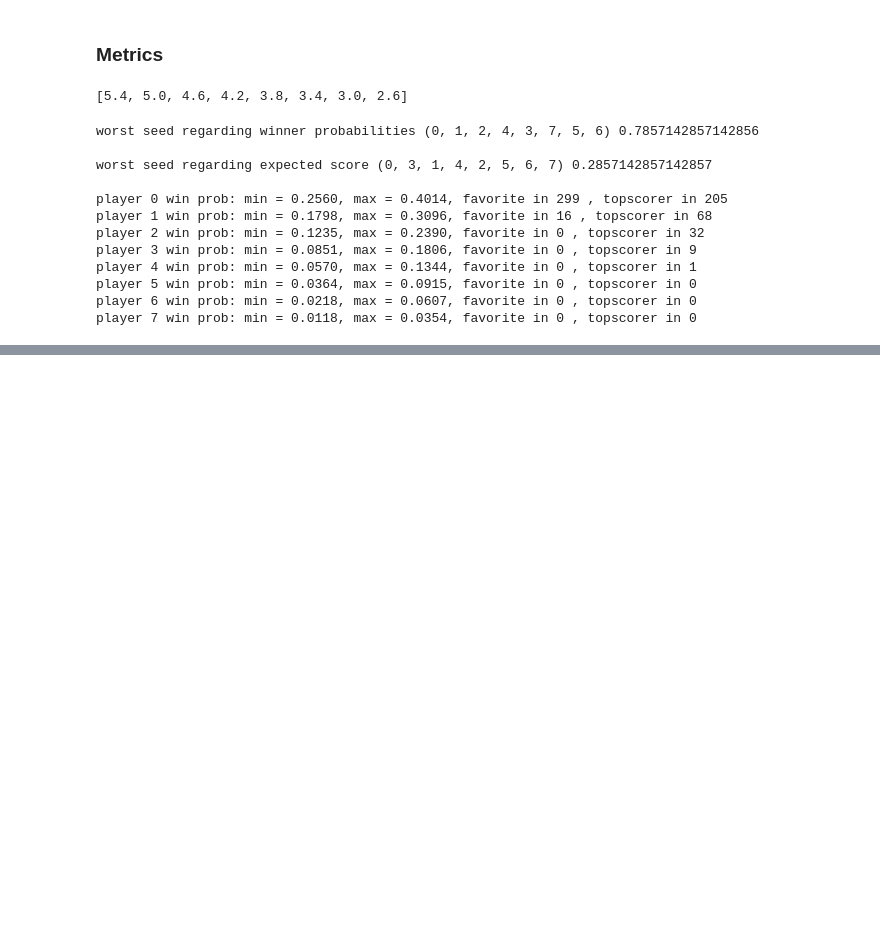
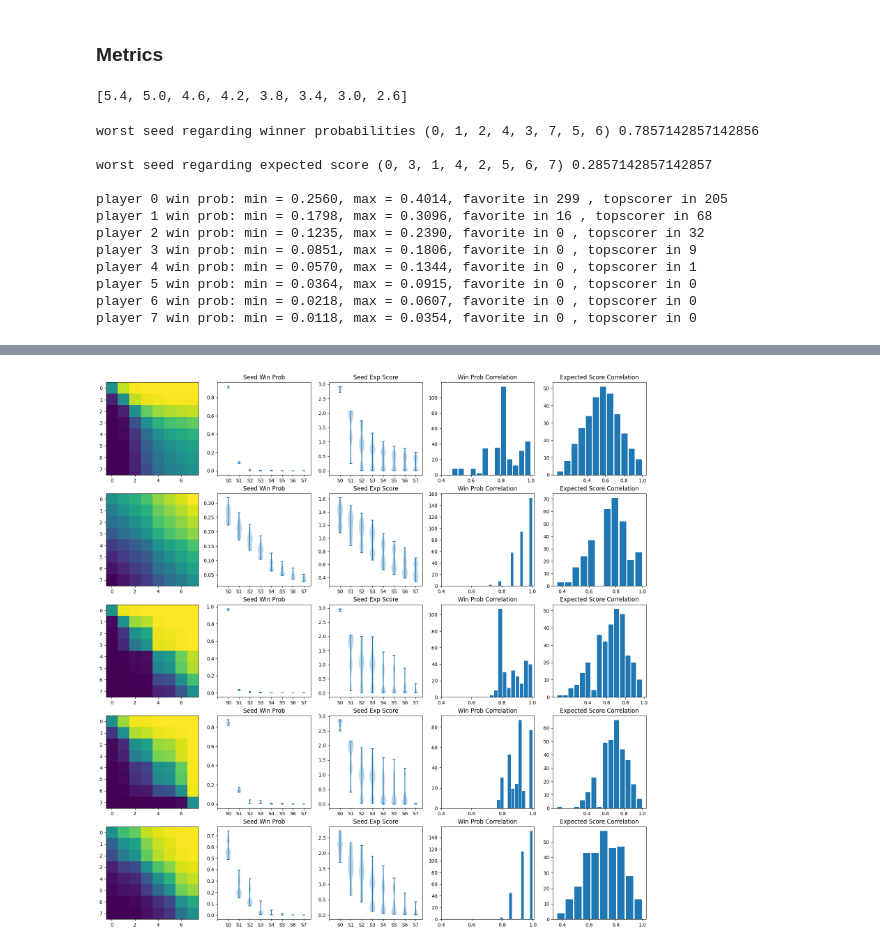
Before and after one commit to Ematrion/master-thesis-experiments, a Jupyter notebook: 4.2 Elo prediction.ipynb, the cells around one changed output, grey strips where cells are left out. Cells and saved outputs as stored; diff of their text form; code cells hidden in the pictures; blank space fills up the shorter version.

```diff
--- a/4.2 Elo prediction.ipynb
+++ b/4.2 Elo prediction.ipynb
@@ -53,5 +56,8 @@ for seeding in seedings:
 # %%
-GROUNDTRUTH = [sum(c1[seed]) for seed in labels]
+def groundtruth(labels, matrix):
+    return [sum(matrix[seed]) for seed in labels]
+
+GROUNDTRUTH = groundtruth(labels, c1)
 GROUNDTRUTH
 # %% [output]
 [5.4, 5.0, 4.6, 4.2, 3.8, 3.4, 3.0, 2.6]
@@ -84,4 +92,6 @@ for result in results:
 # %%
+fav, scoring, mins, maxs, worst_es, worst_wp = analysis(results, labels, GROUNDTRUTH)
+
 print('worst seed regarding winner probabilities', worst_wp[0], worst_wp[1], '\n')
 print('worst seed regarding expected score', worst_es[0], worst_es[1], '\n')
 
@@ -139,0 +145,36 @@ plt.show()
+# %%
+from rstt import BasicPlayer, Duel, BTRanking, LogSolver
+from utils import visualisation as visul
+
+def prob_matrix(gt: BTRanking) -> list[list[float]]:
+    '''convert rstt model to probability matrix'''
+    matrix = []
+    for p1 in gt:
+        line = []
+        for p2 in gt:
+            if p1 != p2:
+                line.append(round(LogSolver().probabilities(Duel(p1, p2))[0], 2))
+            else:
+                line.append(0.5)
+        matrix.append(line)
+    return matrix
+
+# 5 test model
+models = [
+    prob_matrix(BTRanking('few_elite', [BasicPlayer('Seed{i}', 1000+l) for i, l in zip(labels, [0, 25, 50, 100, 200, 400, 800, 1200])])),
+    prob_matrix(BTRanking('dense', [BasicPlayer('Seed{i}', 1000+l) for i, l in zip(labels, [-100, -75, -50, -25, 25, 50, 75, 100])])),
+    prob_matrix(BTRanking('gauss1', BasicPlayer.create(nb=8))),
+    prob_matrix(BTRanking('gauss2', BasicPlayer.create(nb=8))),
+    prob_matrix(BTRanking('gauss3', BasicPlayer.create(nb=8))),
+]
+
+# run, analysis & plot
+fig, axs = plt.subplots(len(models), 5, figsize=(20, 20))
+for matrix, row in zip(models, axs):
+    truth = groundtruth(labels, matrix)
+    results = compute_bracket(seedings, matrix)
+    fav, scoring, mins, maxs, worst_es, worst_wp = analysis(results, labels, truth)
+    visul.visualize_bracket_analysis(results, labels, matrix, row)
+plt.show()
+# %% [output]
+[figure, added]
```
Also changed, not shown: parts of 11 cells of this notebook, 1 other file.
